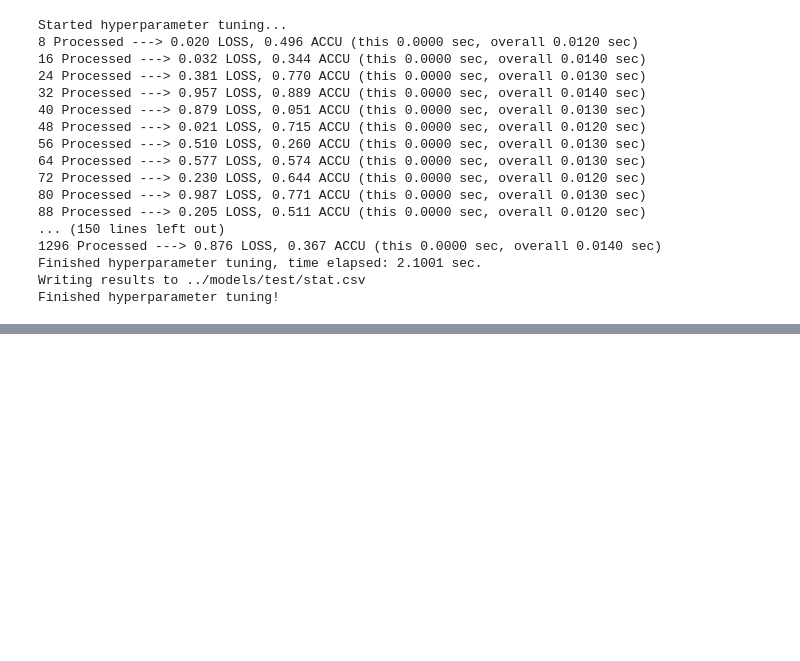
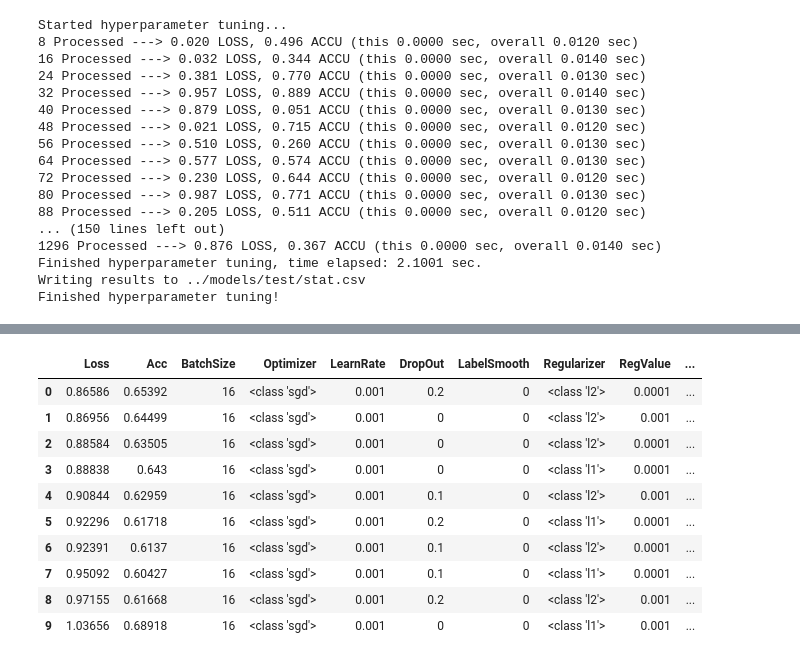
Before and after one commit to BerntA/CVEET, a Jupyter notebook: src/testing.ipynb, the cells around one changed output, grey strips where cells are left out. Cells and saved outputs as stored; diff of their text form; code cells hidden in the pictures; blank space fills up the shorter version.

```diff
--- a/src/testing.ipynb
+++ b/src/testing.ipynb
@@ -96,0 +131,16 @@ Finished hyperparameter tuning!
+# %%
+content.sort(key=lambda x: x[0], reverse=False)
+df2 = createDF(content[:10])
+df2
+# %% [output]
+|  | Loss | Acc | BatchSize | Optimizer | LearnRate | DropOut | LabelSmooth | Regularizer | RegValue | ... |
+| 0 | 0.86586 | 0.65392 | 16 | <class 'sgd'> | 0.001 | 0.2 | 0 | <class 'l2'> | 0.0001 | ... |
+| 1 | 0.86956 | 0.64499 | 16 | <class 'sgd'> | 0.001 | 0 | 0 | <class 'l2'> | 0.001 | ... |
+| 2 | 0.88584 | 0.63505 | 16 | <class 'sgd'> | 0.001 | 0 | 0 | <class 'l2'> | 0.0001 | ... |
+| 3 | 0.88838 | 0.643 | 16 | <class 'sgd'> | 0.001 | 0 | 0 | <class 'l1'> | 0.0001 | ... |
+| 4 | 0.90844 | 0.62959 | 16 | <class 'sgd'> | 0.001 | 0.1 | 0 | <class 'l2'> | 0.001 | ... |
+| 5 | 0.92296 | 0.61718 | 16 | <class 'sgd'> | 0.001 | 0.2 | 0 | <class 'l1'> | 0.0001 | ... |
+| 6 | 0.92391 | 0.6137 | 16 | <class 'sgd'> | 0.001 | 0.1 | 0 | <class 'l2'> | 0.0001 | ... |
+| 7 | 0.95092 | 0.60427 | 16 | <class 'sgd'> | 0.001 | 0.1 | 0 | <class 'l1'> | 0.0001 | ... |
+| 8 | 0.97155 | 0.61668 | 16 | <class 'sgd'> | 0.001 | 0.2 | 0 | <class 'l2'> | 0.001 | ... |
+| 9 | 1.03656 | 0.68918 | 16 | <class 'sgd'> | 0.001 | 0 | 0 | <class 'l1'> | 0.001 | ... |
```
Also changed, not shown: parts of 4 cells of this notebook, 2 other files.
